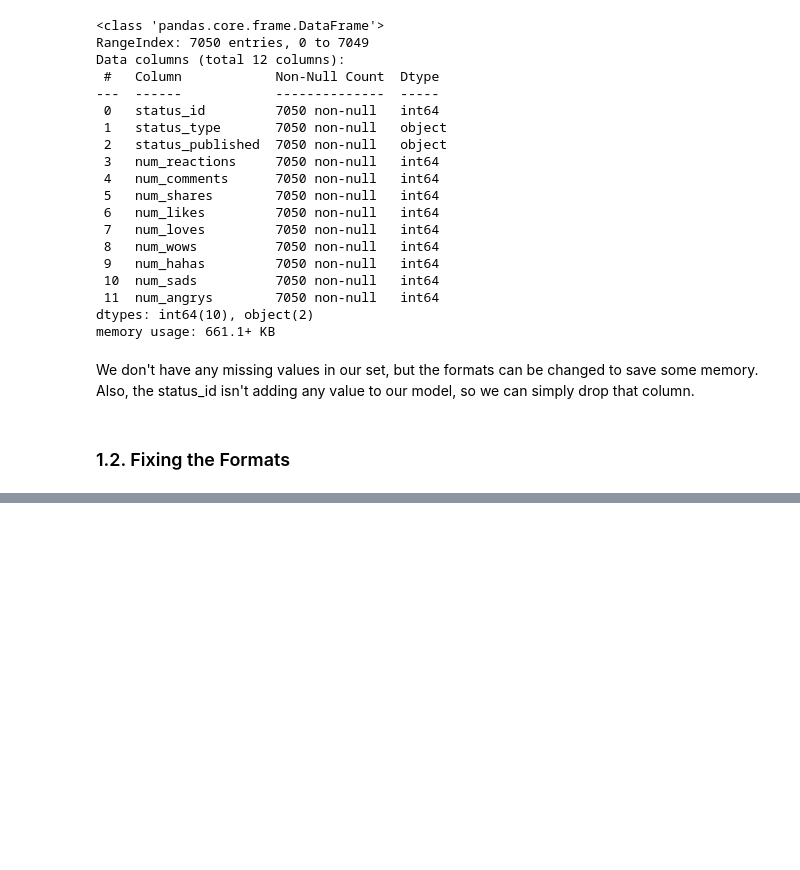
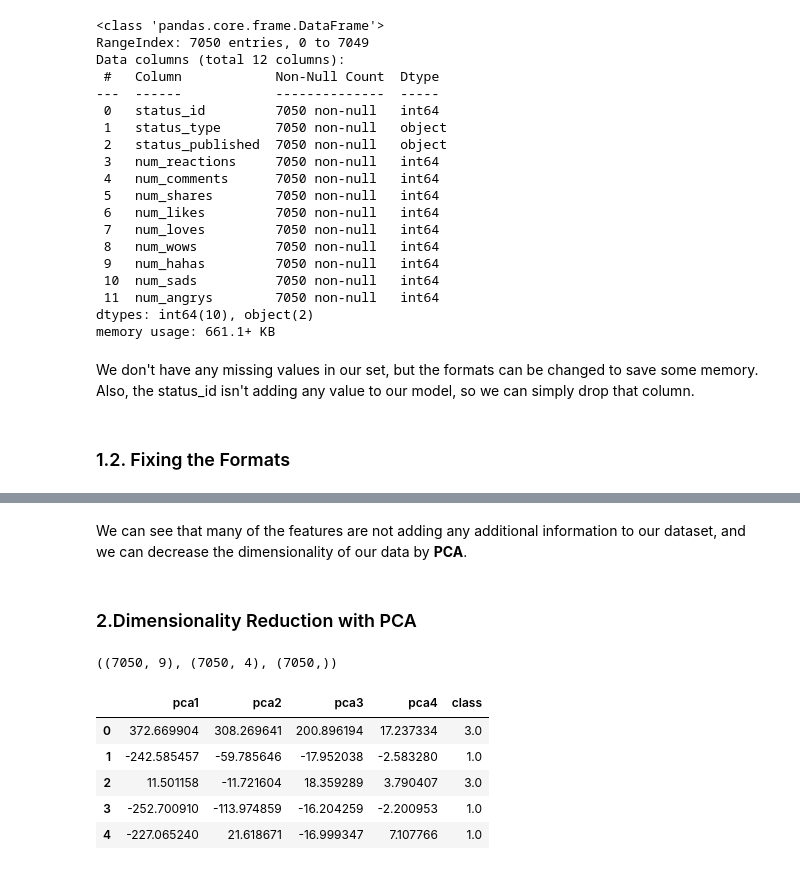
Before and after one commit to NikkiShah93/Python, a Jupyter notebook: MLProjects/UnsupervisedLearning/clustering.ipynb, the cells around one changed output, grey strips where cells are left out. Saved outputs shown, nothing was run; the diff lists cells and outputs as text; code cells hidden in the pictures; blank space fills up the shorter version.

```diff
--- a/MLProjects/UnsupervisedLearning/clustering.ipynb
+++ b/MLProjects/UnsupervisedLearning/clustering.ipynb
@@ -70,0 +134,28 @@ def data_cleaner(df, drop_cols = None):
+# %% [markdown]
+We can see that many of the features are not adding any additional information to our dataset, and we can decrease the dimensionality of our data by **PCA**.
+# %% [markdown]
+### 2.Dimensionality Reduction with PCA
+# %%
+## first we have to break our data into features and types
+X, y = cleaned_data.drop('status_type', axis=1), cleaned_data['status_type']
+## and then use PCA to reduce the number of dimensions to 3
+pca = PCA(n_components=4, random_state=RANDOM_SEED)
+X_transformed = pca.fit_transform(X)
+## and creating labels out of classes
+le = LabelEncoder()
+y_transformed = le.fit_transform(y)
+X.shape, X_transformed.shape, y_transformed.shape
+# %% [output]
+((7050, 9), (7050, 4), (7050,))
+# %%
+## we can create the reduced set
+full_reduced_set = pd.DataFrame(np.hstack([X_transformed, y_transformed.reshape(-1,1)]),
+                                columns=['pca1','pca2','pca3', 'pca4', 'class'])
+full_reduced_set.head()
+# %% [output]
+|  | pca1 | pca2 | pca3 | pca4 | class |
+| 0 | 372.669904 | 308.269641 | 200.896194 | 17.237334 | 3.0 |
+| 1 | -242.585457 | -59.785646 | -17.952038 | -2.583280 | 1.0 |
+| 2 | 11.501158 | -11.721604 | 18.359289 | 3.790407 | 3.0 |
+| 3 | -252.700910 | -113.974859 | -16.204259 | -2.200953 | 1.0 |
+| 4 | -227.065240 | 21.618671 | -16.999347 | 7.107766 | 1.0 |
```
Also changed, not shown: parts of 11 cells of this notebook.
